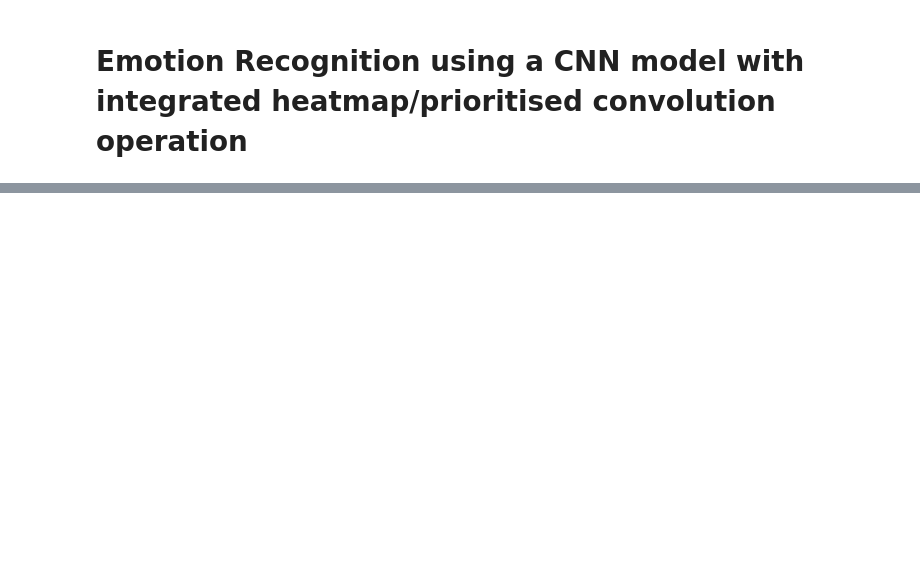
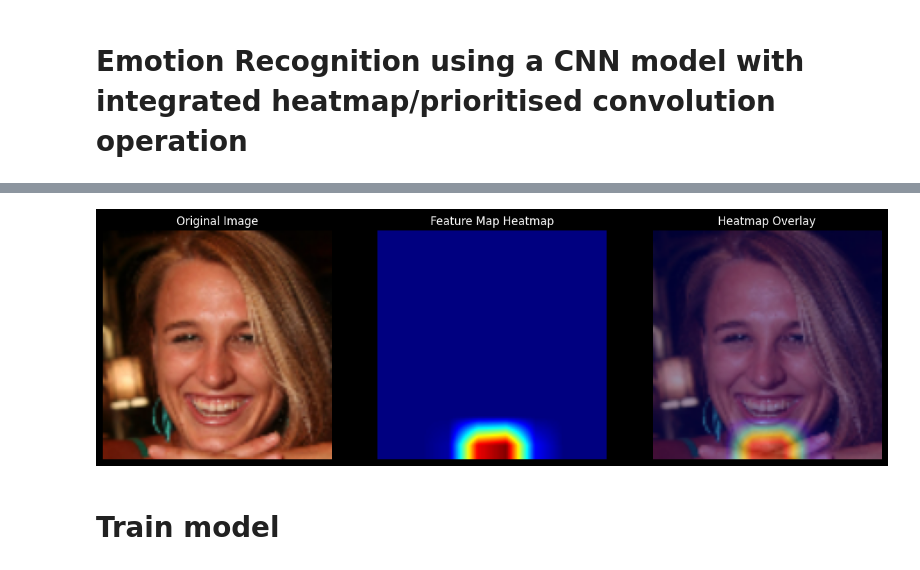
Before and after one commit to Ahmet-Toplu/emotion_recognition, a Jupyter notebook: emotion_recognition.ipynb, the cells around one changed output, grey strips where cells are left out. Cells and saved outputs as stored; diff of their text form; code cells hidden in the pictures; blank space fills up the shorter version.

```diff
--- a/emotion_recognition.ipynb
+++ b/emotion_recognition.ipynb
@@ -401,0 +77,70 @@ Detected at node 'sequential/spiral_conv2d/Reshape_1' defined at (most recent ca
+# %%
+image_path = './AffectNET/train_organized/Happy/ffhq_0.png'  # Ensure the image exists at this path
+# %%
+import matplotlib.pyplot as plt
+import cv2
+import numpy as np
+from tensorflow.keras.applications import VGG16
+from tensorflow.keras.applications.vgg16 import preprocess_input
+from tensorflow.keras.models import Model
+
+# Load VGG16 model
+base_model = VGG16(weights='imagenet', include_top=False, input_shape=(128, 128, 3))
+model = Model(inputs=base_model.input, outputs=base_model.get_layer("block5_conv3").output)
+
+# Load and preprocess the image
+def load_and_preprocess_image(image_path):
+    image = cv2.imread(image_path)
+    image = cv2.cvtColor(image, cv2.COLOR_BGR2RGB)
+    image = cv2.resize(image, (128, 128))
+    image_clean_copy = image.copy()
+    image = image.astype('float32')
+    preprocessed_image = preprocess_input(np.expand_dims(image, axis=0))
+    return image_clean_copy, preprocessed_image
+
+# Replace 'path_to_image.jpg' with the actual image path
+image_path = './AffectNET/train_organized/Happy/ffhq_0.png'  # Ensure the image exists
+original_image, preprocessed_image = load_and_preprocess_image(image_path)
+
+# Extract features
+features = model.predict(preprocessed_image)
+
+# Select a feature map (e.g., first channel)
+feature_map = features[0, :, :, 0]
+
+# Normalize the feature map to the range [0, 1]
+feature_map_normalized = (feature_map - feature_map.min()) / (feature_map.max() - feature_map.min())
+
+# Resize the feature map to the original image size
+feature_map_rescaled = cv2.resize(feature_map_normalized, (128, 128))
+
+# Create a heatmap (red for high intensity, blue for low)
+heatmap = cv2.applyColorMap((feature_map_rescaled * 255).astype(np.uint8), cv2.COLORMAP_JET)
+heatmap = cv2.cvtColor(heatmap, cv2.COLOR_BGR2RGB)
+
+# Overlay the heatmap on the original image
+overlay_image = cv2.addWeighted(original_image.astype(np.uint8), 0.6, heatmap, 0.4, 0)
+
+# Plot the results
+plt.figure(figsize=(15, 5))
+
+# Original image
+plt.subplot(1, 3, 1)
+plt.imshow(original_image.astype(np.uint8))
+plt.title("Original Image")
+plt.axis("off")
+
+# Feature map heatmap
+plt.subplot(1, 3, 2)
+plt.imshow(heatmap)
+plt.title("Feature Map Heatmap")
+plt.axis("off")
+
+# Overlay of heatmap on original image
+plt.subplot(1, 3, 3)
+plt.imshow(overlay_image)
+plt.title("Heatmap Overlay")
+plt.axis("off")
+
+plt.show()
+# %% [output]
@@ -401,0 +148,3 @@ Detected at node 'sequential/spiral_conv2d/Reshape_1' defined at (most recent ca
+[figure, added]
+# %% [markdown]
+# Train model
```
Also changed, not shown: parts of 21 cells of this notebook, 3 other files.
